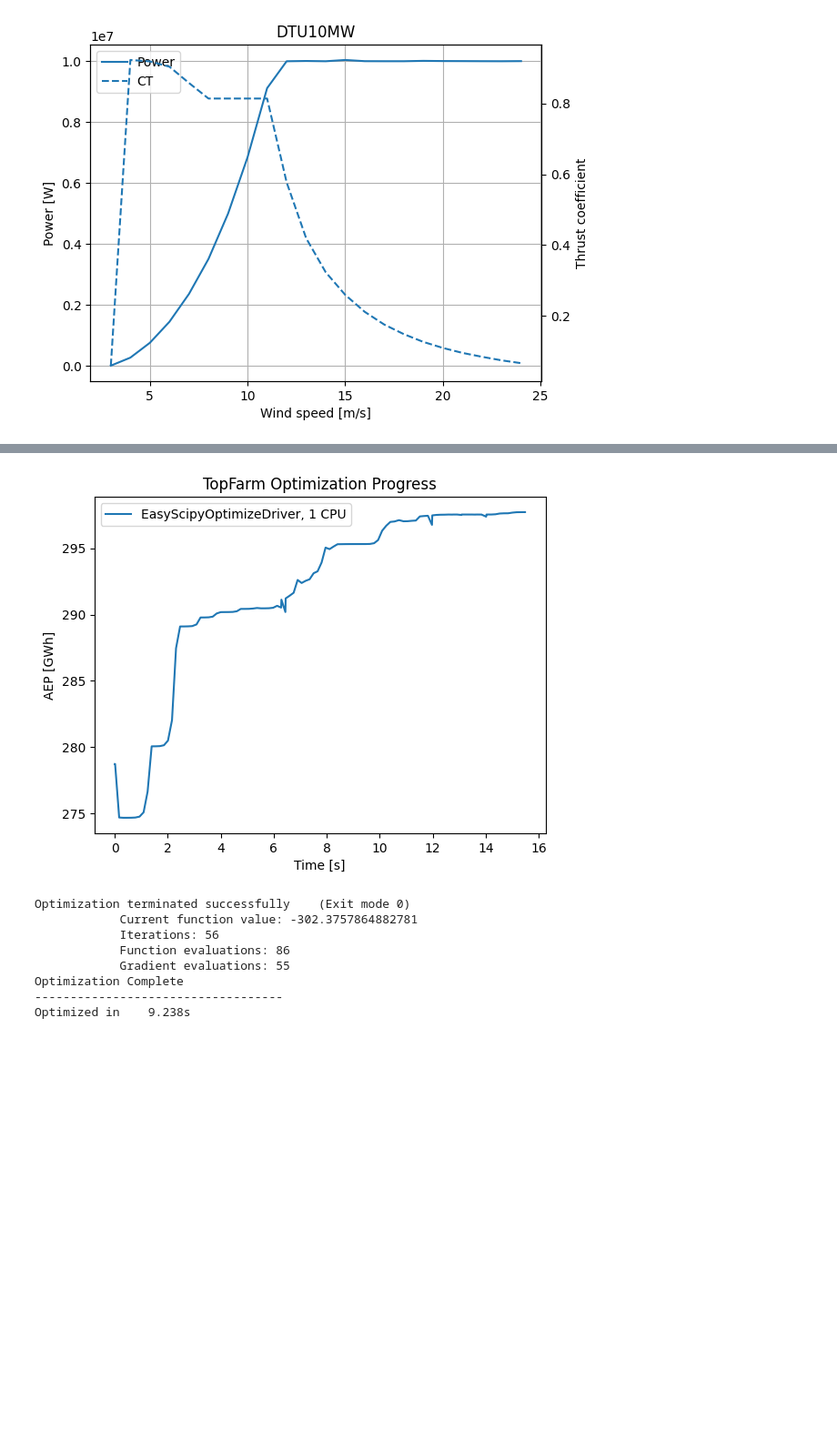
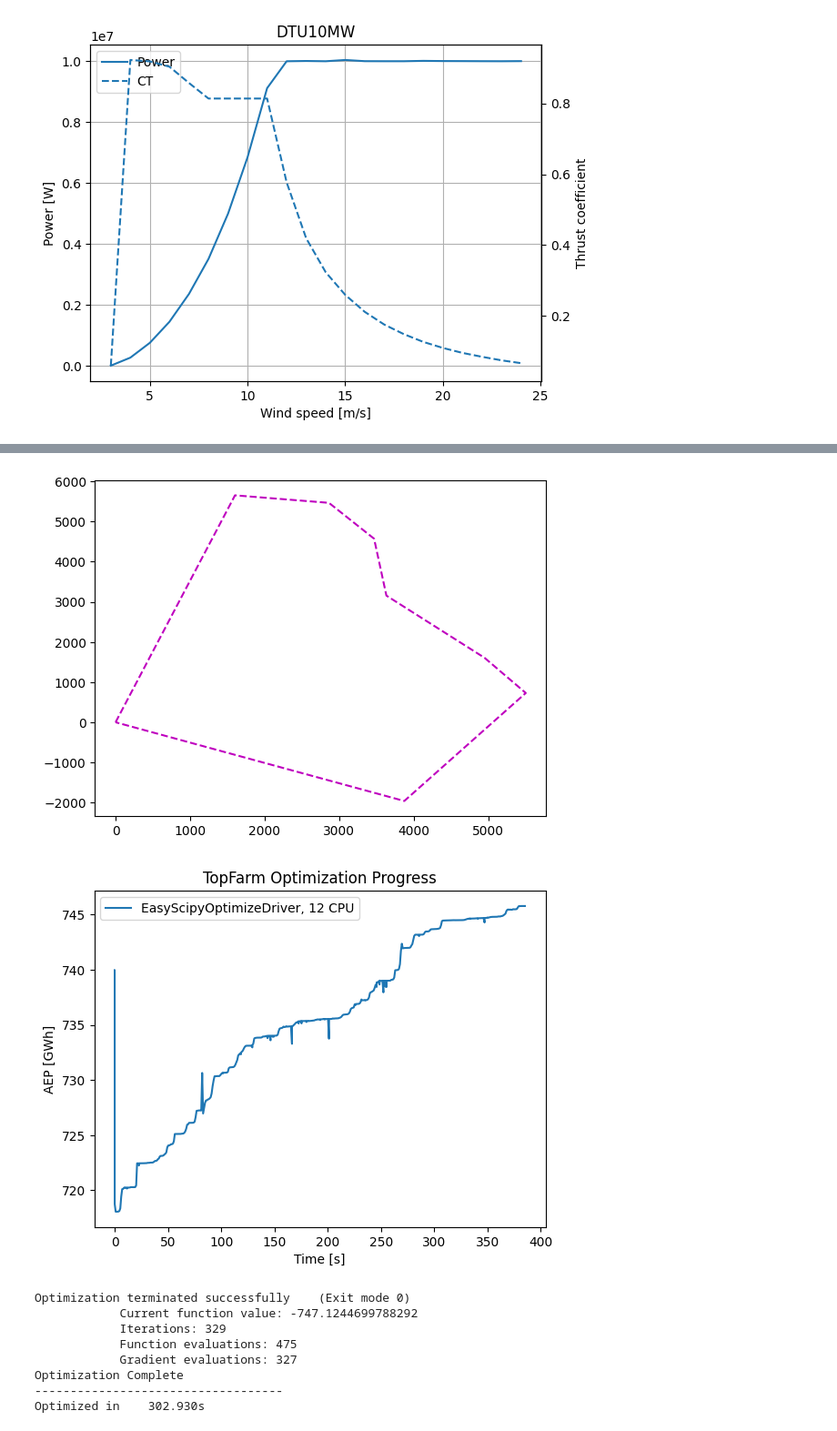
Before and after one commit to Xeidit/WindFarm2, a Jupyter notebook: WindFarmSimAndOptimisation.ipynb, the cells around one changed output, grey strips where cells are left out. Shown at 91% size. Drawn from its saved outputs; the diff is of its cells as text; code cells hidden in the pictures; blank space fills up the shorter version.

```diff
--- a/WindFarmSimAndOptimisation.ipynb
+++ b/WindFarmSimAndOptimisation.ipynb
@@ -15,8 +15,7 @@ wd = np.arange(0, 360, 30)
 A = np.full_like(wd, 9.5, dtype=float) # Weibull scale parameter
 k = np.full_like(wd, 2.0, dtype=float) # Weibull shape parameter
 
-
-p_wd = np.array([0.05, 0.04, 0.04, 0.04, 0.06, 0.09, 0.16, 0.15, 0.07 ,0.09, 0.13, 0.08], dtype=float) # sector frequencies (defines wind direction)
+p_wd = np.array([0.06, 0.04, 0.04, 0.04, 0.05, 0.08, 0.12, 0.17, 0.18, 0.06, 0.06, 0.1], dtype=float) # sector frequencies (defines wind direction)
 p_wd /= p_wd.sum()
 
 site = UniformWeibullSite(p_wd=p_wd, a=A, k=k, ti=0.08) # Create uniform weibull site
@@ -38,8 +37,8 @@ from py_wake.wind_turbines import WindTurbine, WindTurbines
 from py_wake.wind_turbines.power_ct_functions import PowerCtTabular
 import numpy as np
 
-diameter = 120 #Turbine blade diameter in m
-hub_height = 100 #Hub height in m
+diameter = 204 #Turbine blade diameter in m
+hub_height = 127 #Hub height in m
 
 wt = DTU10MW() #Example 10mw turbine https://backend.orbit.dtu.dk/ws/portalfiles/portal/55645274/The_DTU_10MW_Reference_Turbine_Christian_Bak.pdf
 
@@ -73,12 +72,12 @@ Power and Thrust coefficient (Ct) curves:
 #Define Turbine layout
 
 # number of turbines in each direction:
-n_x = 2
-n_y = 4
+n_x = 4
+n_y = 5
 
 rotor_diameter = diameter
 dist_x = 5 * rotor_diameter
-dist_y = 5 * rotor_diameter
+dist_y = 7 * rotor_diameter
 
 # This defines the turbine positions
 wt_x, wt_y = np.meshgrid(np.array(range(n_x)) * dist_x, np.array(range(n_y)) * dist_y)
@@ -159,7 +158,7 @@ def d2m_lat(d):
 
 def d2m_lon(d, lat_deg):
     return d * (111000 * math.cos(math.radians(lat_deg)))
-
+'''
 boundry_longLat = [
     (1.981910,56.921167),
     (1.974451,56.919002),
@@ -172,6 +171,19 @@ boundry_longLat = [
     (2.001586,56.893891),
     (1.989365,56.914342)
 ]
+'''
+
+boundry_longLat = [
+    (2.044477,56.822299),
+    (2.018068,56.873226),
+    (1.997297,56.871540),
+    (1.987327,56.863495),
+    (1.984623,56.850720),
+    (1.962953,56.836754),
+    (1.953877,56.828867),
+    (1.980750,56.804633)
+]
+
 
 boundary = [[0] for _ in range(len(boundry_longLat))] # Pre-allocate space for boundry in m
 
@@ -179,21 +191,20 @@ for b in range(len(boundry_longLat)):
     relative_long = boundry_longLat[0][0] - boundry_longLat[b][0]
     boundary[b][0] = d2m_lon(relative_long, boundry_longLat[b][1])
 
-    relative_lat = boundry_longLat[0][1] - boundry_longLat[b][1]
+    relative_lat = boundry_longLat[b][1] - boundry_longLat[0][1]
     boundary[b].append(d2m_lat(relative_lat))
-    print(boundary[b][0],",",boundary[b][1])
-'''
-boundary = [
-    (-1000,-1000),
-    (-1000,y_max+1000),
-    (x_max+1000,y_max+1000),
-    (x_max+1000,-1000)
-]
-'''
+    #print(boundary[b][0],",",boundary[b][1])
+
+#Split boundary into seperate x and y for plotting
+bound_x = [p[0] for p in boundary] + [boundary[0][0]]
+bound_y = [p[1] for p in boundary] + [boundary[0][1]]
+
+#Plot Boundary
+plt.figure()
+plt.plot(bound_x,bound_y,"m--")
+
 x_max, x_min = wt_x.max(), wt_x.min()
 y_max, y_min = wt_y.max(), wt_y.min()
-
-#boundary = [ (0, 0), (5000, 0), (5000, 4000), (2000, 6000), (0, 4000) ]
 
 x0, y0 = np.meshgrid(np.array(range(n_x)) * dist_x, np.array(range(n_y)) * dist_y)
 x0 = x0.flatten()
@@ -225,14 +236,14 @@ def get_topfarmProblem_xy(wfm, x, y, grad_method, maxiter, n_cpu):
 
 def optimize_and_plot(wfm, x0, y0, maxiter):
     method = fd
-    n_cpu = 1
+    n_cpu = 16
 
     tf = get_topfarmProblem_xy(wfm, x0, y0, method, maxiter, n_cpu)
     cost, state, recorder = tf.optimize(disp=True)
 
     t, aep = [recorder[v] for v in ['timestamp', 'AEP']]
+    plt.figure()
     plt.plot(t - t[0], aep, label=f'{method.__name__}, {n_cpu} CPU')
-
     plt.xlabel("Time [s]")
     plt.ylabel("AEP [GWh]")
     plt.title("TopFarm Optimization Progress")
@@ -242,6 +253,6 @@ def optimize_and_plot(wfm, x0, y0, maxiter):
 
 
 # --- Run optimization ---
-tf, cost, state, recorder = optimize_and_plot(windFarmModel, x0, y0, maxiter=100)
+tf, cost, state, recorder = optimize_and_plot(windFarmModel, x0, y0, maxiter=500)
 cost, state, recorder = tf.optimize(disp=True)
 # %% [output]
@@ -267,12 +267,13 @@ Optimized in    15.835s
-[figure, old version]
+[figure, new version]
+[figure, added]
 Optimization terminated successfully    (Exit mode 0)
-            Current function value: -302.3757864882781
-            Iterations: 56
-            Function evaluations: 86
-            Gradient evaluations: 55
+            Current function value: -747.1244699788292
+            Iterations: 329
+            Function evaluations: 475
+            Gradient evaluations: 327
 Optimization Complete
 -----------------------------------
-Optimized in    9.238s
+Optimized in    302.930s
 # %%
 # Plot results
 plt.figure(figsize=(6,6))
```
Also changed, not shown: parts of 5 cells of this notebook.
